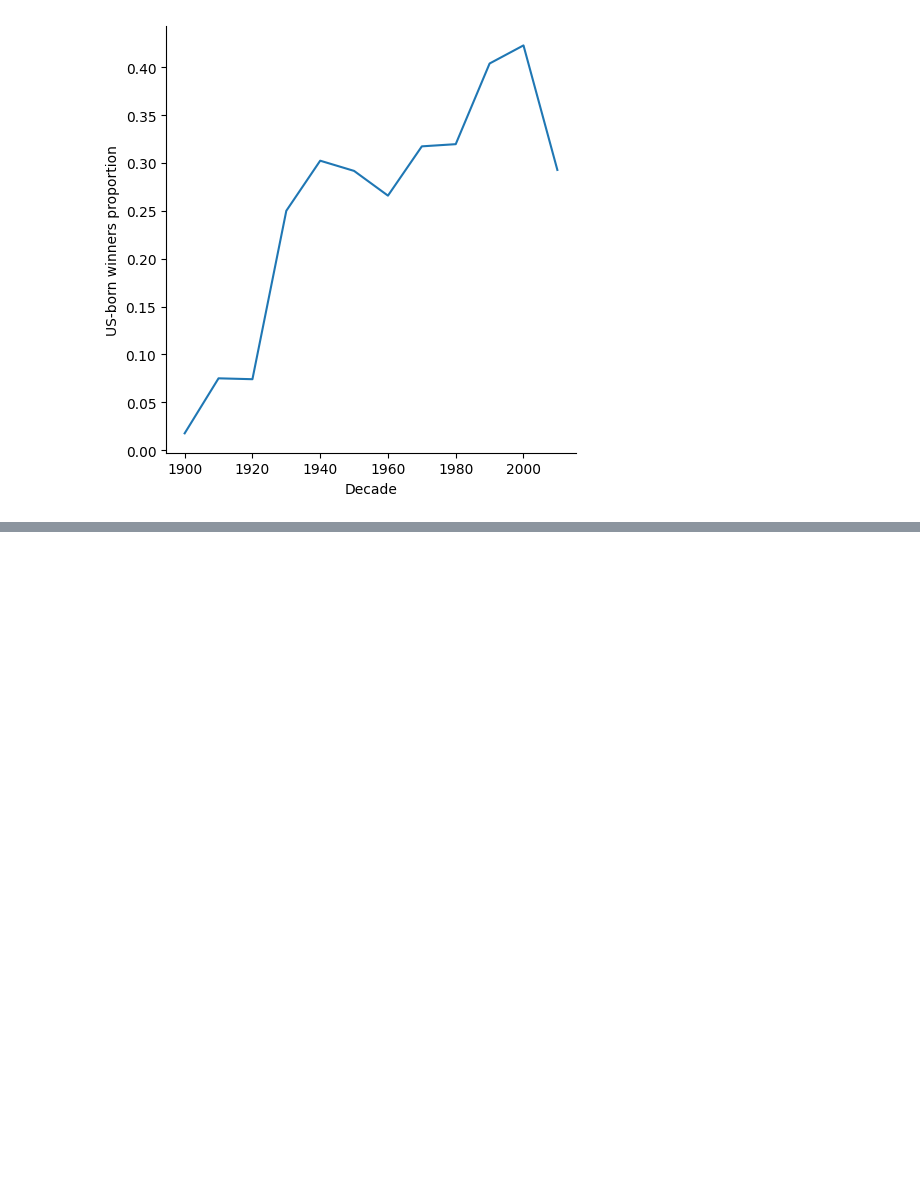
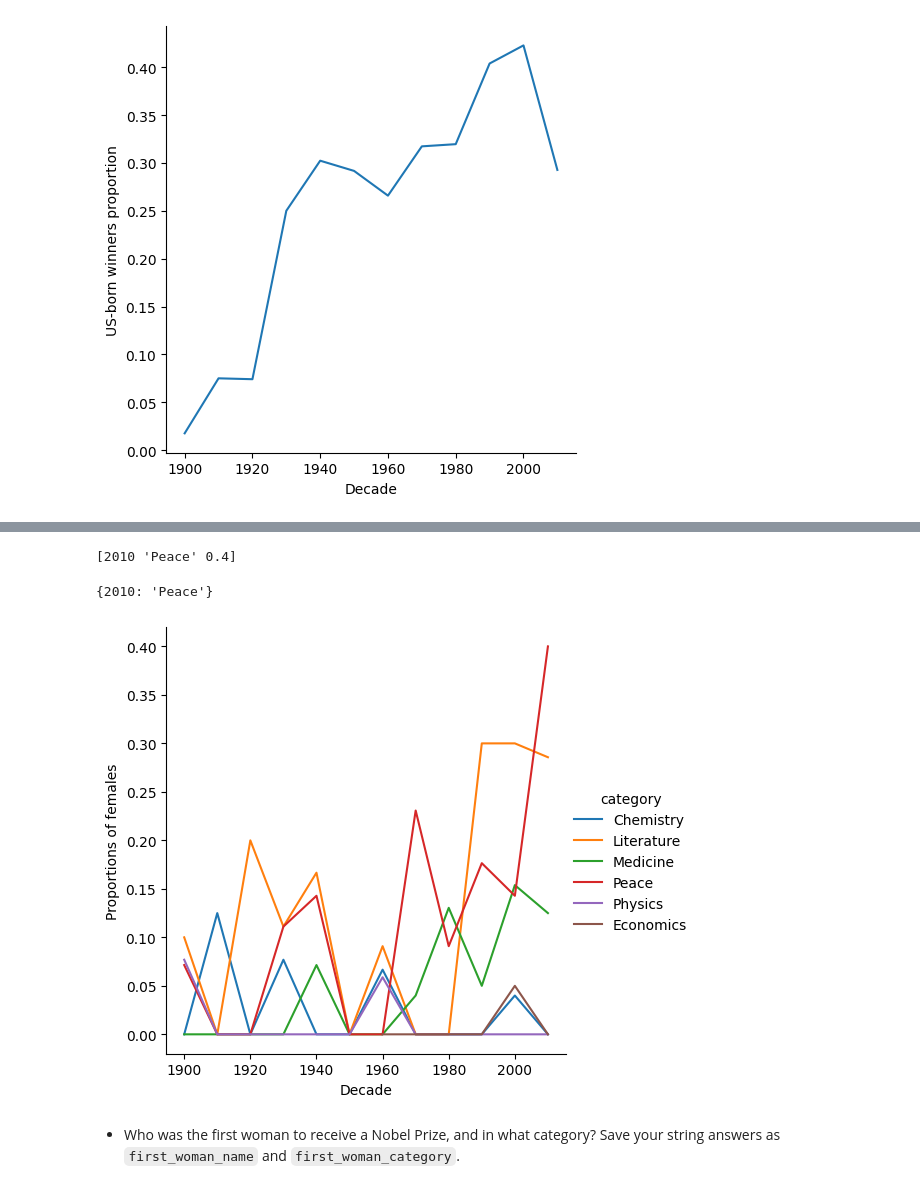
Before and after one commit to jorge-campost/data-scientist-track, a Jupyter notebook: 10. Project - Visualizing the History of Nobel Prize Winners/notebook.ipynb, the cells around one changed output, grey strips where cells are left out. Drawn from its saved outputs; the diff is of its cells as text; code cells hidden in the pictures; blank space fills up the shorter version.

Commit message:
finish project: Visualizing the History of Nobel Prize Winners

```diff
--- a/10. Project - Visualizing the History of Nobel Prize Winners/notebook.ipynb
+++ b/10. Project - Visualizing the History of Nobel Prize Winners/notebook.ipynb
@@ -110,0 +114,5 @@ plt.show()
+# %%
+nobel_data["is_female"] = nobel_data["sex"] == "Female"
+# %%
+proportions = nobel_data.groupby(by=["decade", "category"], as_index=False)["is_female"].mean()
+print(proportions)
@@ -110,0 +134,20 @@ plt.show()
+# %%
+max_index = proportions['is_female'].idxmax()
+max_pair = proportions.iloc[max_index].values
+print(max_pair)
+# %% [output]
+[2010 'Peace' 0.4]
+# %%
+max_female_dict = {}
+max_female_dict[max_pair[0]] = max_pair[1]
+print(max_female_dict)
+# %% [output]
+{2010: 'Peace'}
+# %%
+g = sns.relplot(data= proportions, x="decade", y="is_female", kind="line", hue="category")
+g.set(xlabel="Decade", ylabel="Proportions of females")
+plt.show()
+# %% [output]
+[figure, added]
+# %% [markdown]
+- Who was the first woman to receive a Nobel Prize, and in what category? Save your string answers as `first_woman_name` and ``first_woman_category``.
```
Also changed, not shown: parts of 9 cells of this notebook.
